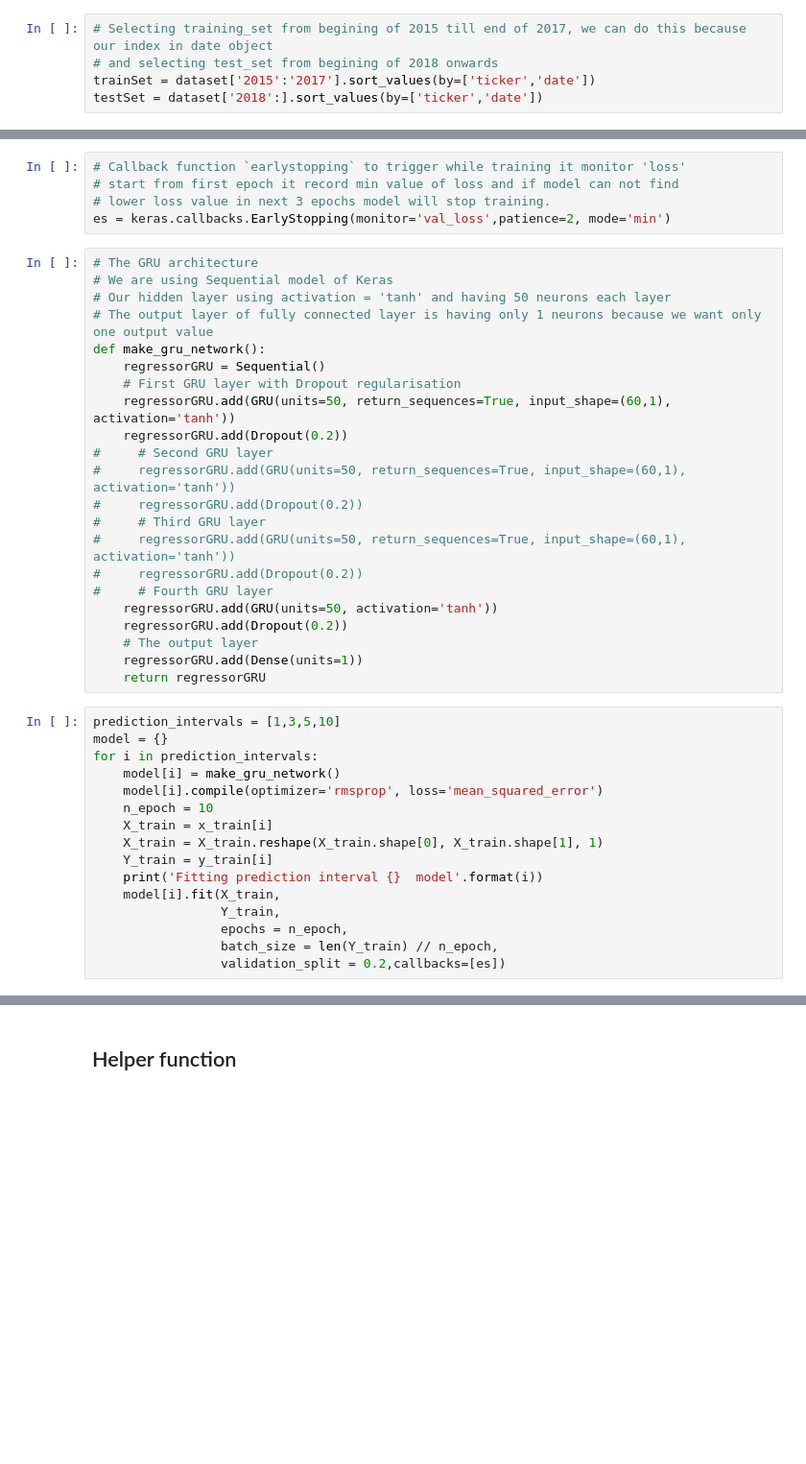
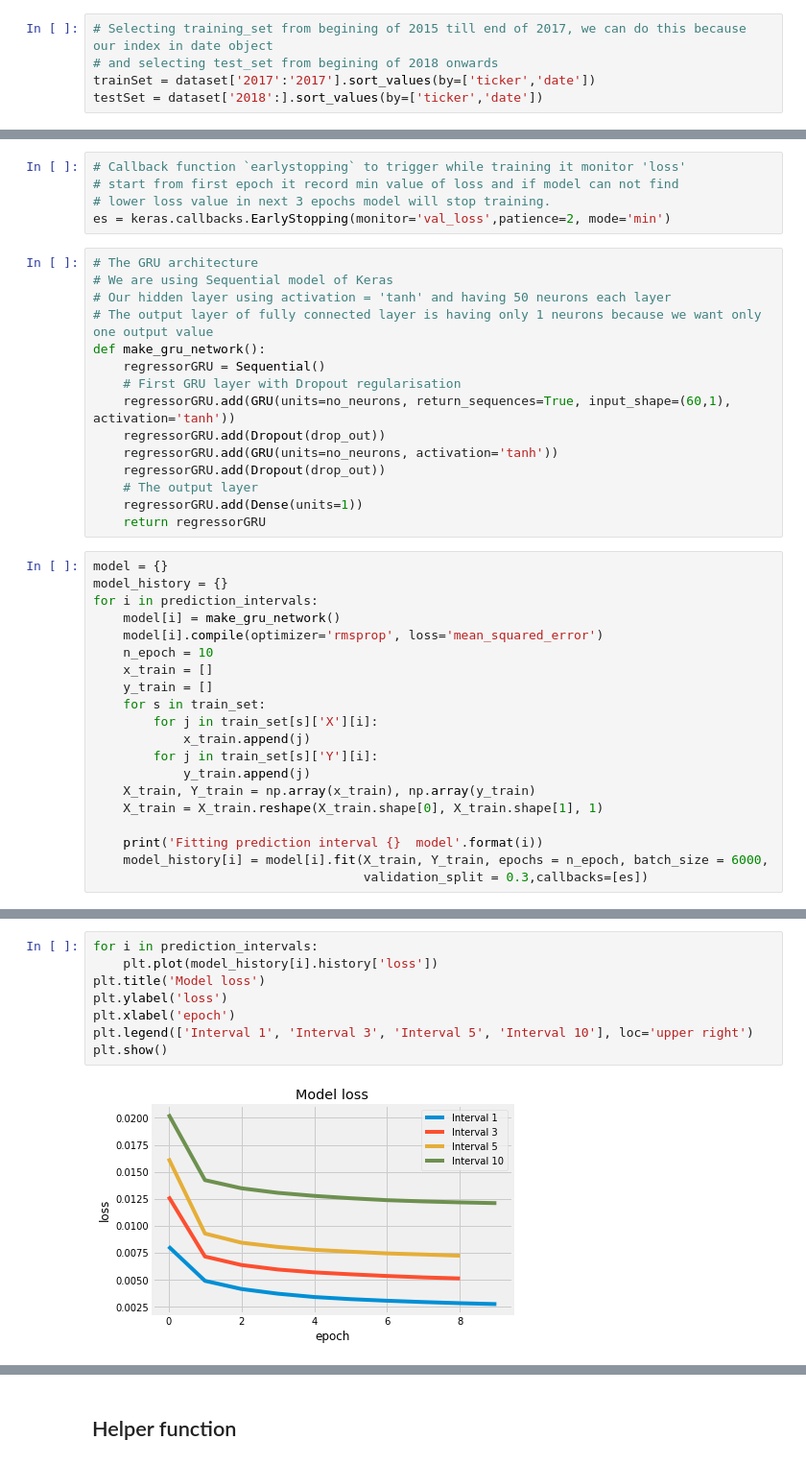
Before and after one commit to sey-kh/internship-tw, a Jupyter notebook: gru_model_historical_stock_prices.ipynb, the cells around one changed output, grey strips where cells are left out. Shown at 96% size. Drawn from its saved outputs; the diff is of its cells as text; blank space fills up the shorter version.

Commit message:
modified training 4 models

```diff
--- a/gru_model_historical_stock_prices.ipynb
+++ b/gru_model_historical_stock_prices.ipynb
@@ -16,5 +18,5 @@ dataset = pd.read_csv('../input/historical_stock_prices.csv', index_col='date',
 # %%
 # Selecting training_set from begining of 2015 till end of 2017, we can do this because our index in date object
 # and selecting test_set from begining of 2018 onwards
-trainSet = dataset['2015':'2017'].sort_values(by=['ticker','date'])
+trainSet = dataset['2017':'2017'].sort_values(by=['ticker','date'])
 testSet = dataset['2018':].sort_values(by=['ticker','date'])
@@ -67,35 +113,32 @@ es = keras.callbacks.EarlyStopping(monitor='val_loss',patience=2, mode='min')
 def make_gru_network():
     regressorGRU = Sequential()
     # First GRU layer with Dropout regularisation
-    regressorGRU.add(GRU(units=50, return_sequences=True, input_shape=(60,1), activation='tanh'))
-    regressorGRU.add(Dropout(0.2))
-#     # Second GRU layer
-#     regressorGRU.add(GRU(units=50, return_sequences=True, input_shape=(60,1), activation='tanh'))
-#     regressorGRU.add(Dropout(0.2))
-#     # Third GRU layer
-#     regressorGRU.add(GRU(units=50, return_sequences=True, input_shape=(60,1), activation='tanh'))
-#     regressorGRU.add(Dropout(0.2))
-#     # Fourth GRU layer
-    regressorGRU.add(GRU(units=50, activation='tanh'))
-    regressorGRU.add(Dropout(0.2))
+    regressorGRU.add(GRU(units=no_neurons, return_sequences=True, input_shape=(60,1), activation='tanh'))
+    regressorGRU.add(Dropout(drop_out))
+    regressorGRU.add(GRU(units=no_neurons, activation='tanh'))
+    regressorGRU.add(Dropout(drop_out))
     # The output layer
     regressorGRU.add(Dense(units=1))
     return regressorGRU
 # %%
-prediction_intervals = [1,3,5,10]
 model = {}
+model_history = {}
 for i in prediction_intervals:
     model[i] = make_gru_network()
     model[i].compile(optimizer='rmsprop', loss='mean_squared_error')
     n_epoch = 10
-    X_train = x_train[i]
+    x_train = []
+    y_train = []
+    for s in train_set:
+        for j in train_set[s]['X'][i]:
+            x_train.append(j)
+        for j in train_set[s]['Y'][i]:
+            y_train.append(j)
+    X_train, Y_train = np.array(x_train), np.array(y_train)
     X_train = X_train.reshape(X_train.shape[0], X_train.shape[1], 1)
-    Y_train = y_train[i]
+
     print('Fitting prediction interval {}  model'.format(i))
-    model[i].fit(X_train,
-                 Y_train,
-                 epochs = n_epoch,
-                 batch_size = len(Y_train) // n_epoch,
-                 validation_split = 0.2,callbacks=[es])
+    model_history[i] = model[i].fit(X_train, Y_train, epochs = n_epoch, batch_size = 6000,
+                                    validation_split = 0.3,callbacks=[es])
 # %% [output]
 Fitting prediction interval 1  model
@@ -117,0 +163,10 @@ Epoch 5/10
+# %%
+for i in prediction_intervals:
+    plt.plot(model_history[i].history['loss'])
+plt.title('Model loss')
+plt.ylabel('loss')
+plt.xlabel('epoch')
+plt.legend(['Interval 1', 'Interval 3', 'Interval 5', 'Interval 10'], loc='upper right')
+plt.show()
+# %% [output]
+[figure, added]
```
Also changed, not shown: parts of 19 cells of this notebook.
